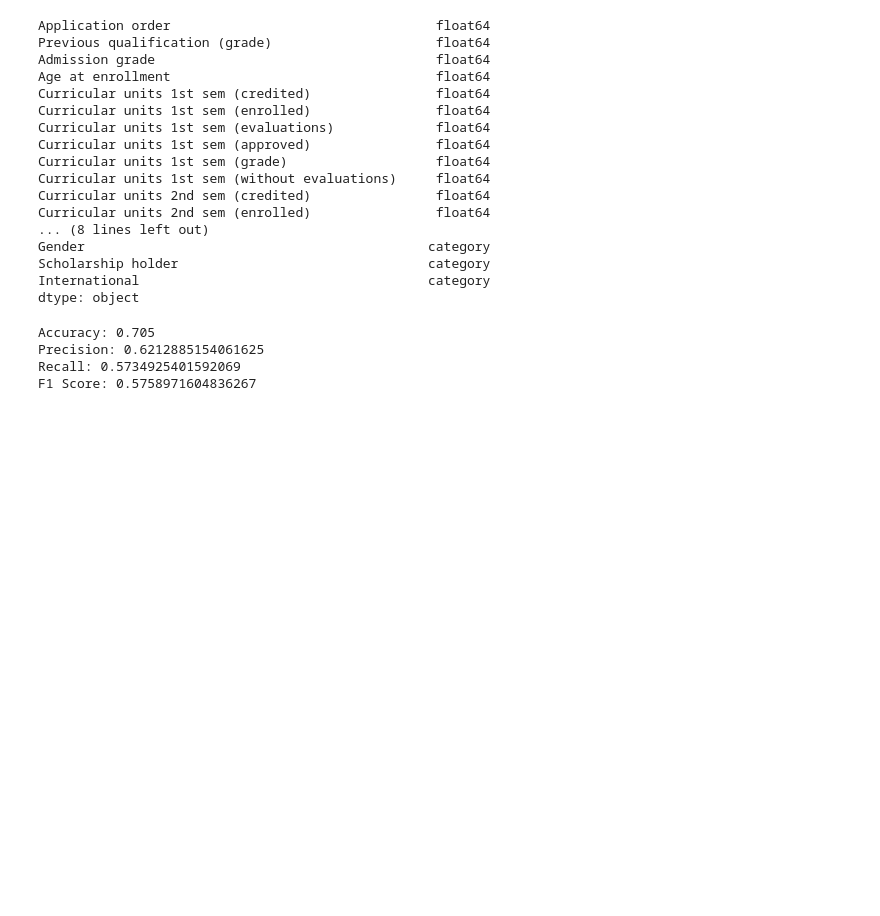
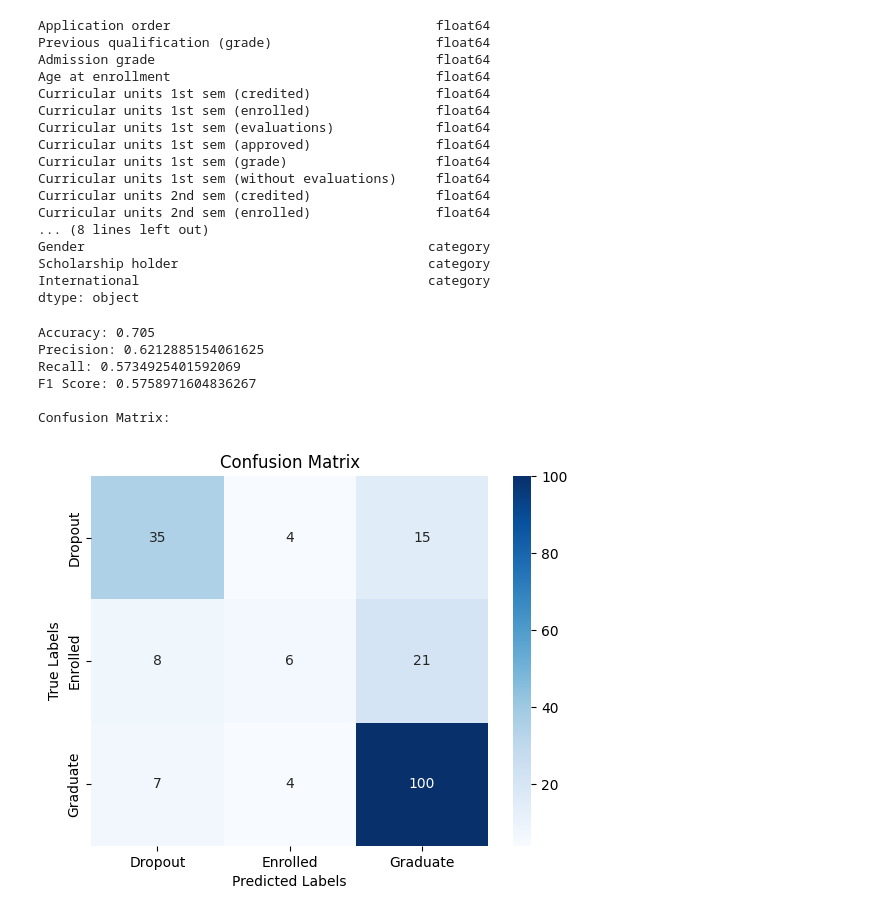
Before and after one commit to Michael-Alvear-Pro-Coder/Data-Mining-German-Credit-Data, a Jupyter notebook: Models/KNN-Classification-Academic-Gower's.ipynb, the cells around one changed output. Saved outputs shown, nothing was run; the diff lists cells and outputs as text; code cells hidden in the pictures; blank space fills up the shorter version.

Commit message:
Added confusion matrices.

```diff
--- a/Models/KNN-Classification-Academic-Gower's.ipynb
+++ b/Models/KNN-Classification-Academic-Gower's.ipynb
@@ -126,14 +126,32 @@ predicted_labels = model.predict(testing_data)
 # %%
 # Metrics
 accuracy = accuracy_score(testing_labels, predicted_labels)
 precision, recall, f1, _ = precision_recall_fscore_support(testing_labels, predicted_labels, average='macro')
+my_confusion_matrix = confusion_matrix(testing_labels, predicted_labels)
 
 print("Accuracy:", accuracy)
 print("Precision:", precision)
 print("Recall:", recall)
 print("F1 Score:", f1)
+print("\nConfusion Matrix:")
+
+# Confusion matrix
+seaborn.heatmap(my_confusion_matrix, annot=True, fmt='g', cmap='Blues',
+            xticklabels=['Dropout', 'Enrolled', 'Graduate'],
+            yticklabels=['Dropout', 'Enrolled', 'Graduate'])
+
+
+plt.title("Confusion Matrix")
+plt.xlabel("Predicted Labels")
+plt.ylabel("True Labels")
+
+
+plt.show()
 # %% [output]
 Accuracy: 0.705
 Precision: 0.6212885154061625
 Recall: 0.5734925401592069
 F1 Score: 0.5758971604836267
+
+Confusion Matrix:
+[figure, added]
```
Also changed, not shown: parts of 2 cells of this notebook, 1 other file.
